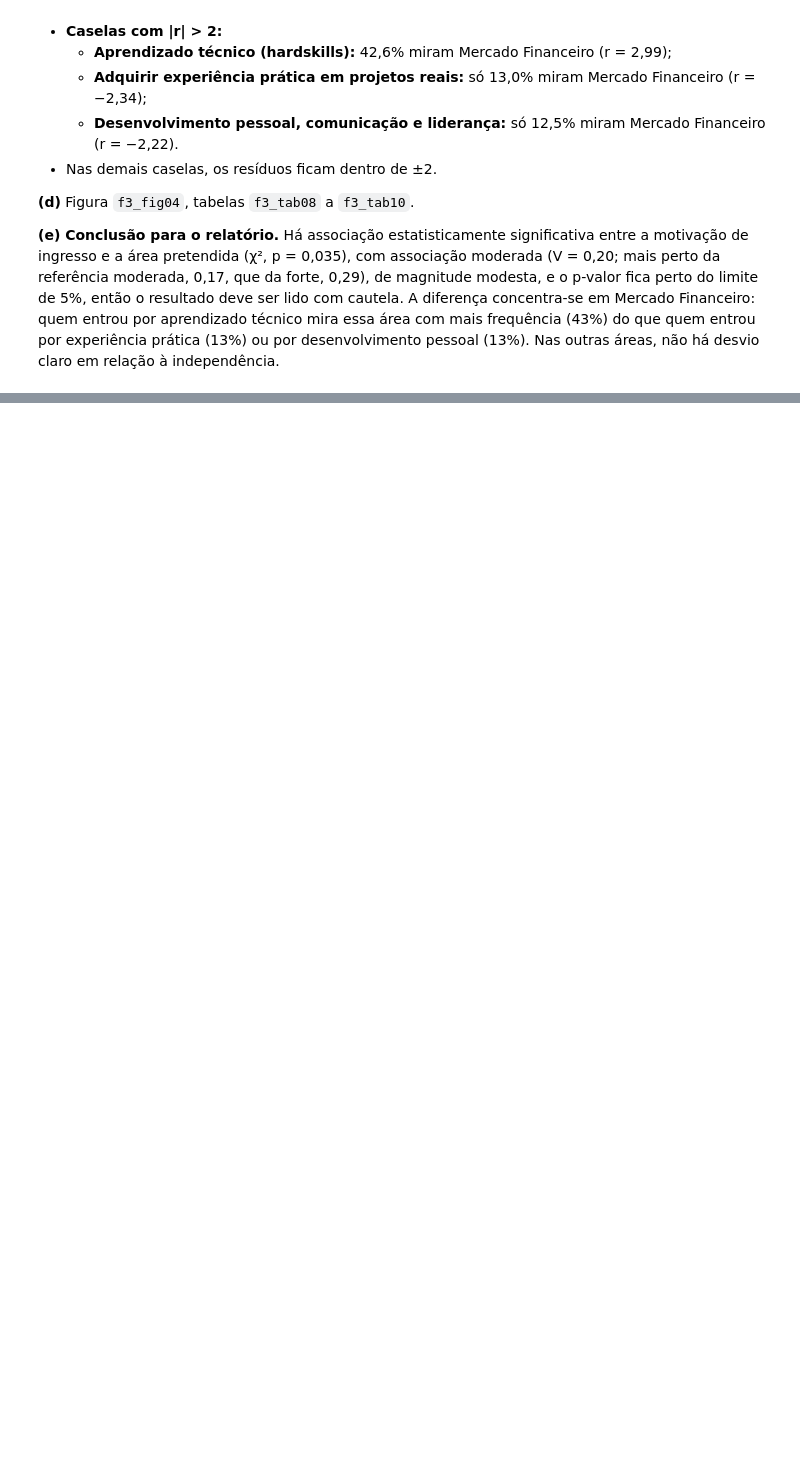
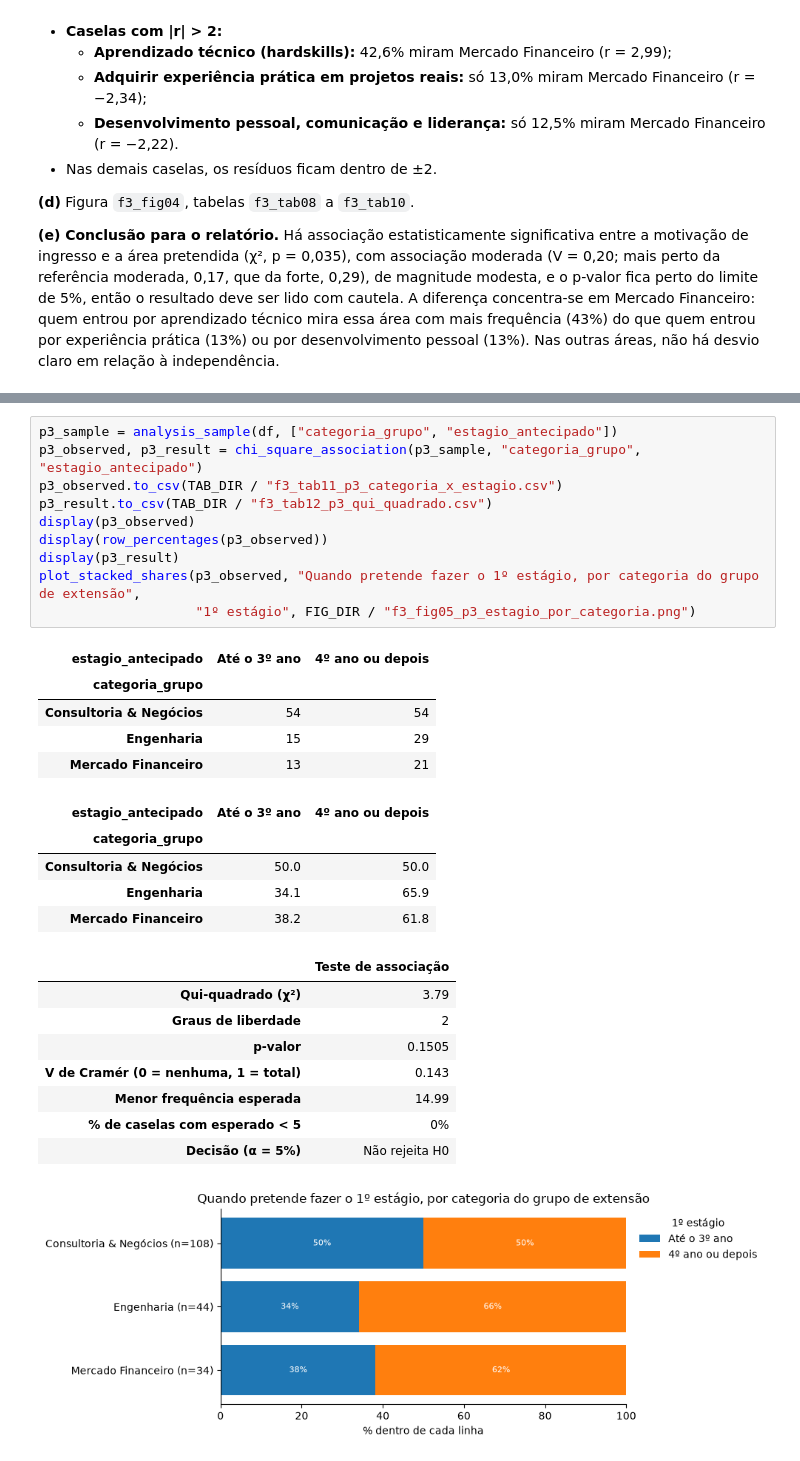
Before and after one commit to psallescard/estudo-grupos-de-extensao, a Jupyter notebook: notebooks/02_Carreira_Trajetoria_Objetivos.ipynb, the cells around one changed output, grey strips where cells are left out. Drawn from its saved outputs; the diff is of its cells as text; blank space fills up the shorter version.

Commit message:
Adiciona P3 e P4 da Frente 3 (estágio e objetivo por ano)
Co-Authored-By: Claude Sonnet 5.5 <noreply@anthropic.com>

```diff
--- a/notebooks/02_Carreira_Trajetoria_Objetivos.ipynb
+++ b/notebooks/02_Carreira_Trajetoria_Objetivos.ipynb
@@ -311,0 +323,30 @@ plot_stacked_shares(p2_observed, "Área pretendida após a formatura, por motiva
+# %%
+p3_sample = analysis_sample(df, ["categoria_grupo", "estagio_antecipado"])
+p3_observed, p3_result = chi_square_association(p3_sample, "categoria_grupo", "estagio_antecipado")
+p3_observed.to_csv(TAB_DIR / "f3_tab11_p3_categoria_x_estagio.csv")
+p3_result.to_csv(TAB_DIR / "f3_tab12_p3_qui_quadrado.csv")
+display(p3_observed)
+display(row_percentages(p3_observed))
+display(p3_result)
+plot_stacked_shares(p3_observed, "Quando pretende fazer o 1º estágio, por categoria do grupo de extensão",
+                    "1º estágio", FIG_DIR / "f3_fig05_p3_estagio_por_categoria.png")
+# %% [output]
+| estagio_antecipado | Até o 3º ano | 4º ano ou depois |
+| categoria_grupo |  |  |
+| Consultoria & Negócios | 54 | 54 |
+| Engenharia | 15 | 29 |
+| Mercado Financeiro | 13 | 21 |
+| estagio_antecipado | Até o 3º ano | 4º ano ou depois |
+| categoria_grupo |  |  |
+| Consultoria & Negócios | 50.0 | 50.0 |
+| Engenharia | 34.1 | 65.9 |
+| Mercado Financeiro | 38.2 | 61.8 |
+|  | Teste de associação |
+| Qui-quadrado (χ²) | 3.79 |
+| Graus de liberdade | 2 |
+| p-valor | 0.1505 |
+| V de Cramér (0 = nenhuma, 1 = total) | 0.143 |
+| Menor frequência esperada | 14.99 |
+| % de caselas com esperado < 5 | 0% |
+| Decisão (α = 5%) | Não rejeita H0 |
+[figure, added]
```
Also changed, not shown: parts of 6 cells of this notebook, 7 other files.
